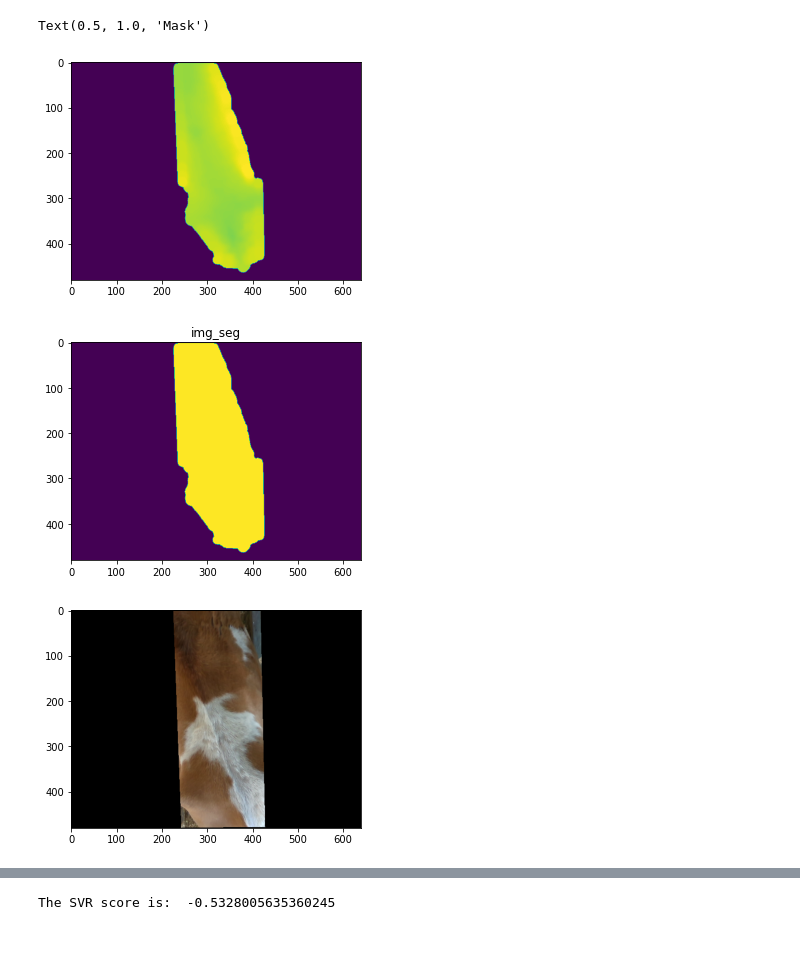
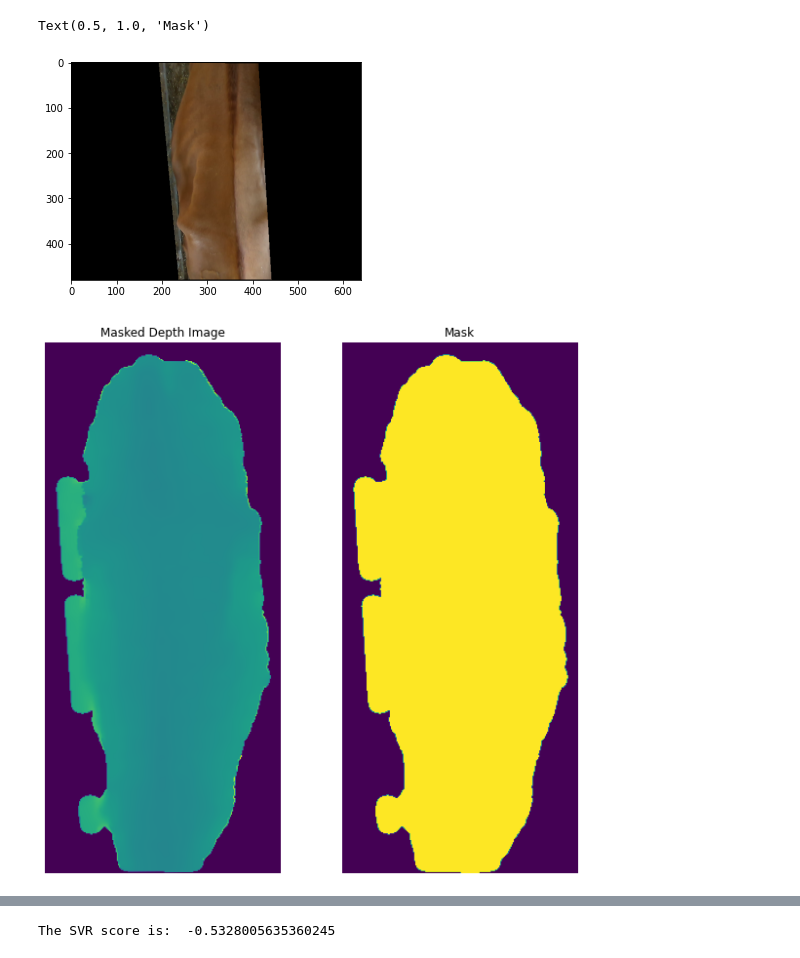
Before and after one commit to zwinkler/Automated-BCS, a Jupyter notebook: Automated BCS.ipynb, the cells around one changed output, grey strips where cells are left out. Cells and saved outputs as stored; diff of their text form; code cells hidden in the pictures.

```diff
--- a/Automated BCS.ipynb
+++ b/Automated BCS.ipynb
@@ -61,8 +61,8 @@ def image_preprocessing(filepath):
     otsu_thresh = skimage.filters.threshold_otsu(img[temp_mask])
     img_post = np.where(img<otsu_thresh, img, 0)
     img_post = skimage.morphology.opening(img_post, skimage.morphology.disk(10))
-    plt.figure()
-    plt.imshow(img_post)
+    #plt.figure()
+    #plt.imshow(img_post)
     img_mask = np.where(img_post != 0, 1, 0)
     #img_seg = skimage.segmentation.slic(img_post, n_segments=3, compactness=0.001, sigma=0, enforce_connectivity=False, min_size_factor=0.5, mask=temp_mask)
 
@@ -91,9 +91,9 @@ def image_preprocessing(filepath):
 
     #Segment the image
     img_seg = skimage.measure.label(img_mask, background = 0, connectivity=2)
-    plt.figure()
-    plt.imshow(img_seg)
-    plt.title('img_seg')
+    #plt.figure()
+    #plt.imshow(img_seg)
+    #plt.title('img_seg')
 
 
     #Find largest segment
@@ -209,43 +209,43 @@ def image_preprocessing(filepath):
 
     return masked_depth, b_cow
 # %%
-img_num = 50
-filenames_temp = glob.glob('BCS_sorted\\4\\*\\*')
+img_num = 1
+filenames_temp = glob.glob('BCS_sorted\\3\\Cow_42\\*')
 
-temp_mask = imageio.imread('masks\\small_mask.tiff')
+temp_mask = imageio.imread('masks\\big_mask.tiff')
 
 
 filenames = []
 filenames_rgb = []
 for image in filenames_temp:
     if image.endswith('_D.tif'):
         filenames.append(image)
     if image.endswith('_C.tif'):
         filenames_rgb.append(image)
 
-
 img = imageio.imread(filenames[img_num])
 img_rgb = imageio.imread(filenames_rgb[img_num])
 
 masked_depth, mask = image_preprocessing(filenames[img_num])
+
+
 plt.figure()
-img_rgb[:, :, 0] = img_rgb[:, :, 0]*temp_mask
-img_rgb[:, :, 1] = img_rgb[:, :, 1]*temp_mask
-img_rgb[:, :, 2] = img_rgb[:, :, 2]*temp_mask
+img_rgb[:, :, 0] = img_rgb[:, :, 0]*temp_mask[:, int((848-640)/2):int((848-(848-640)/2))]
+img_rgb[:, :, 1] = img_rgb[:, :, 1]*temp_mask[:, int((848-640)/2):int((848-(848-640)/2))]
+img_rgb[:, :, 2] = img_rgb[:, :, 2]*temp_mask[:, int((848-640)/2):int((848-(848-640)/2))]
 plt.imshow(img_rgb)
 
 plt.figure(figsize=(10,10))
 plt.subplot(1, 2, 1)
 plt.imshow(masked_depth)
 plt.axis('off')
 plt.title('Masked Depth Image')
 
 plt.subplot(1, 2, 2)
 plt.imshow(mask)
 plt.axis('off')
 plt.title('Mask')
 # %% [output]
 Text(0.5, 1.0, 'Mask')
-[figure, old version]
+[figure, new version]
-[figure, old version]
+[figure, new version]
-[figure, removed]
```
Also changed, not shown: parts of 14 cells of this notebook.
